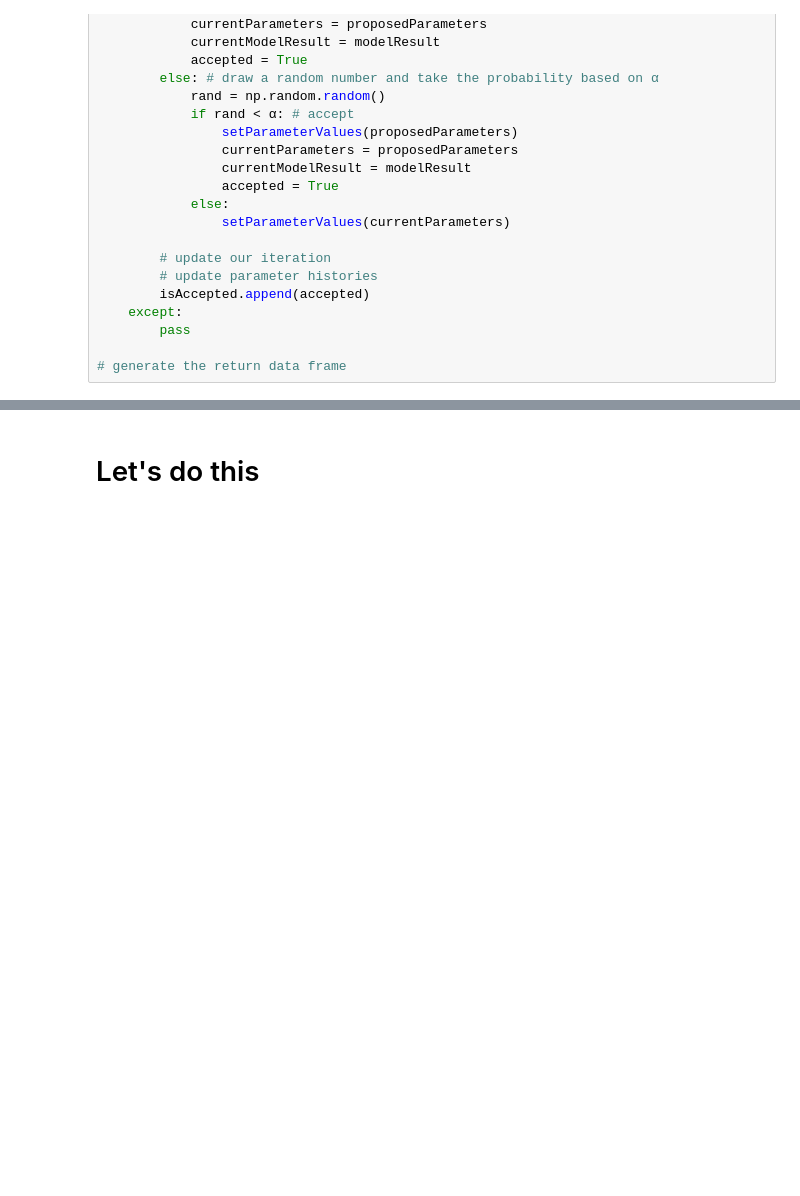
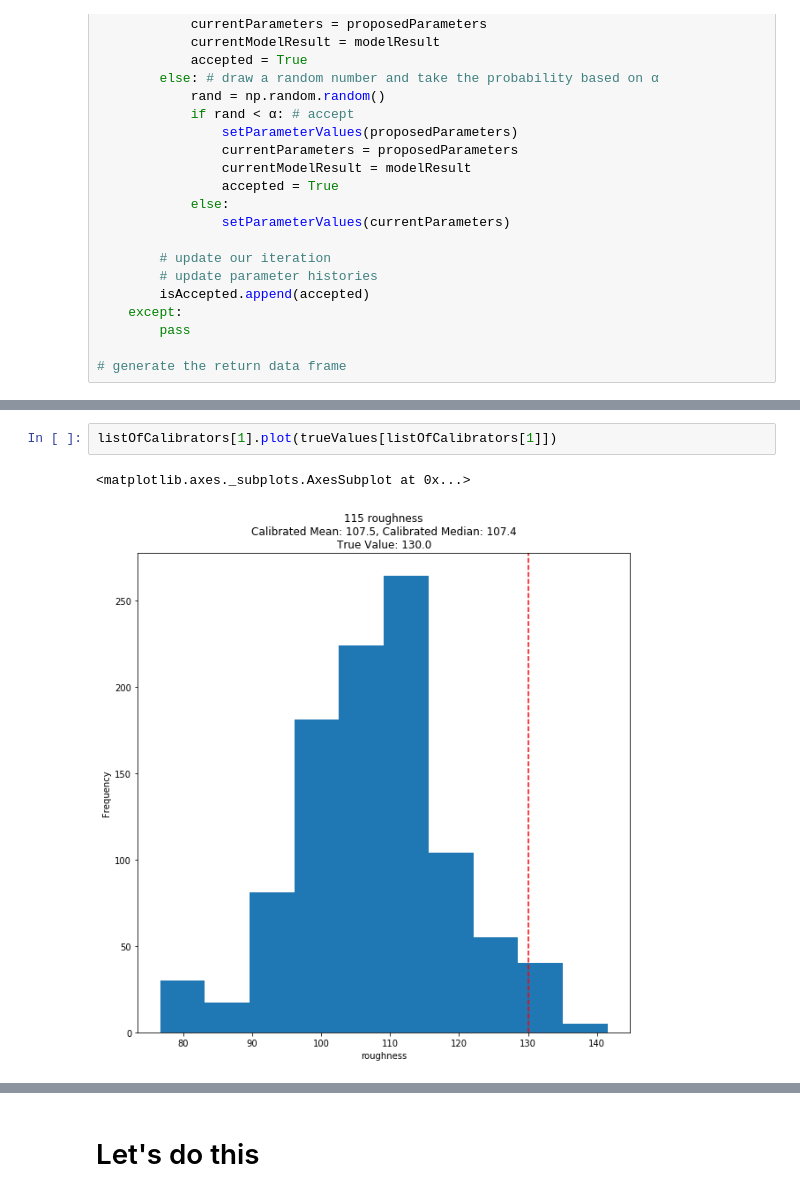
Before and after one commit to noahgarfinkle/ModelCalibration, a Jupyter notebook: WaterModelCalibration.ipynb, the cells around one changed output, grey strips where cells are left out. Drawn from its saved outputs; the diff is of its cells as text; blank space fills up the shorter version.

```diff
--- a/WaterModelCalibration.ipynb
+++ b/WaterModelCalibration.ipynb
@@ -390,3 +484,8 @@ for i in track(range(0,n)):
+# %%
+listOfCalibrators[1].plot(trueValues[listOfCalibrators[1]])
+# %% [output]
+<matplotlib.axes._subplots.AxesSubplot at 0x...>
+[figure, added]
 # %%
 ax1 = calibrator1.plot(trueValues[calibrator1])
 ax2 = calibrator2.plot(trueValues[calibrator2])
```
Also changed, not shown: parts of 21 cells of this notebook, 4 other files.
